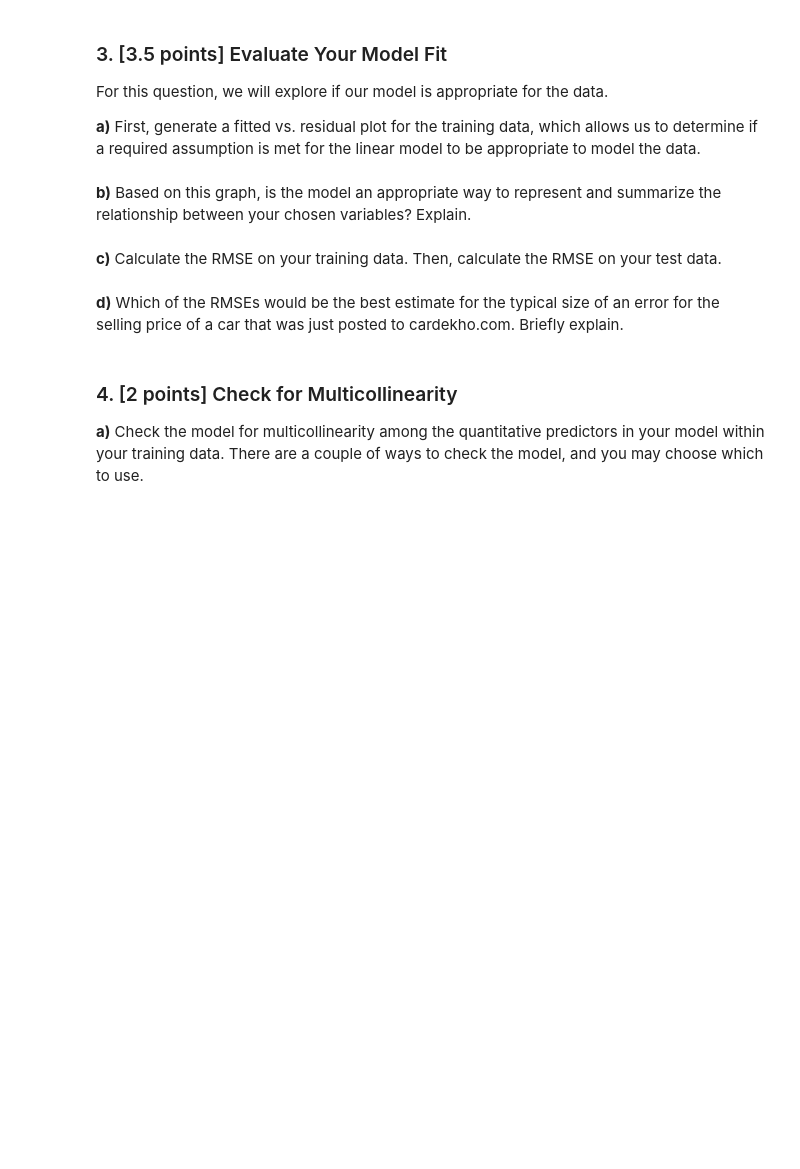
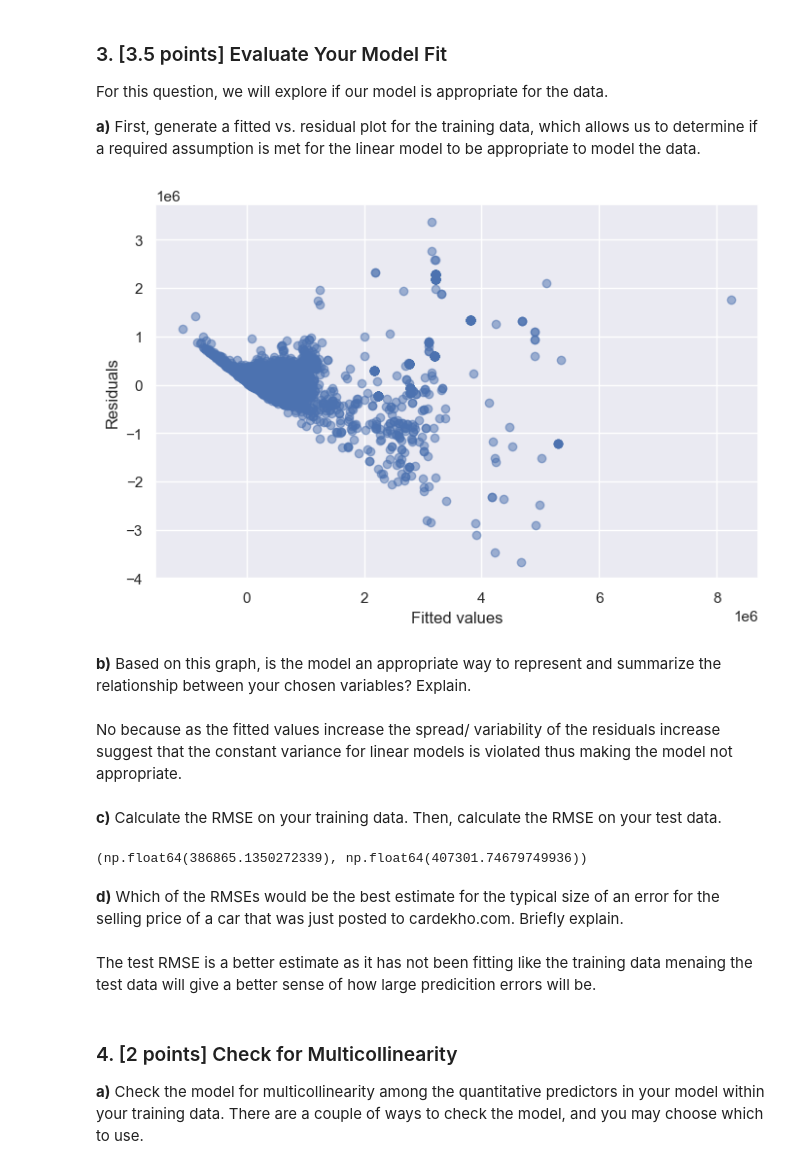
Before and after one commit to MatthewMandhyan/Stat207_clone, a Jupyter notebook: lab_10/lab_10.ipynb, the cells around one changed output. Drawn from its saved outputs; the diff is of its cells as text; code cells hidden in the pictures; blank space fills up the shorter version.

```diff
--- a/lab_10/lab_10.ipynb
+++ b/lab_10/lab_10.ipynb
@@ -148,7 +152,20 @@ We will interpret the model from Question 1 below.
 For this question, we will explore if our model is appropriate for the data.
 
 **a)** First, generate a fitted vs. residual plot for the training data, which allows us to determine if a required assumption is met for the linear model to be appropriate to model the data.
+# %%
+fitted_vals = car_model.fittedvalues
+residuals = car_model.resid
+
+plt.figure(figsize=(8, 5))
+plt.scatter(fitted_vals, residuals, alpha=0.5)
+plt.xlabel('Fitted values')
+plt.ylabel('Residuals')
+plt.show()
+# %% [output]
+[figure, added]
 # %% [markdown]
 **b)** Based on this graph, is the model an appropriate way to represent and summarize the relationship between your chosen variables?  Explain.
+# %% [markdown]
+No because as the fitted values increase the spread/ variability of the residuals increase suggest that the constant variance for linear models is violated thus making the model not appropriate.
 # %% [markdown]
 **c)** Calculate the RMSE on your training data.  Then, calculate the RMSE on your test data.
@@ -155,5 +174,13 @@ For this question, we will explore if our model is appropriate for the data.
+# %%
+RMSE_training = (((car_model.resid)**2).mean())**.5
+RMSE_test = (((test_df['selling_price'] - test_pred)**2).mean())**.5
+RMSE_training, RMSE_test
+# %% [output]
+(np.float64(386865.1350272339), np.float64(407301.74679749936))
 # %% [markdown]
 **d)** Which of the RMSEs would be the best estimate for the typical size of an error for the selling price of a car that was just posted to cardekho.com.  Briefly explain.
+# %% [markdown]
+The test RMSE is a better estimate as it has not been fitting like the training data menaing the test data will give a better sense of how large predicition errors will be.
 # %% [markdown]
 ### 4. [2 points] Check for Multicollinearity
 
```
Also changed, not shown: parts of 10 cells of this notebook.
